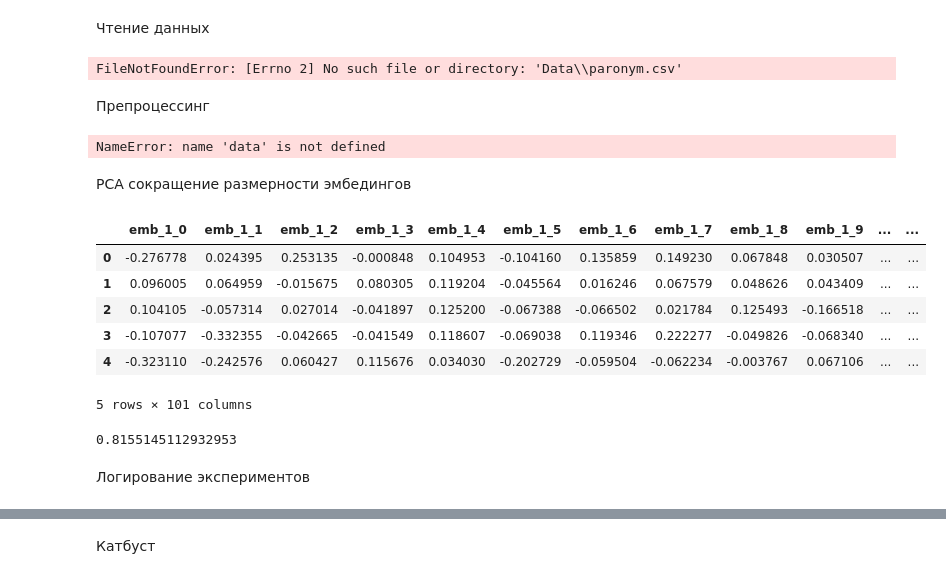
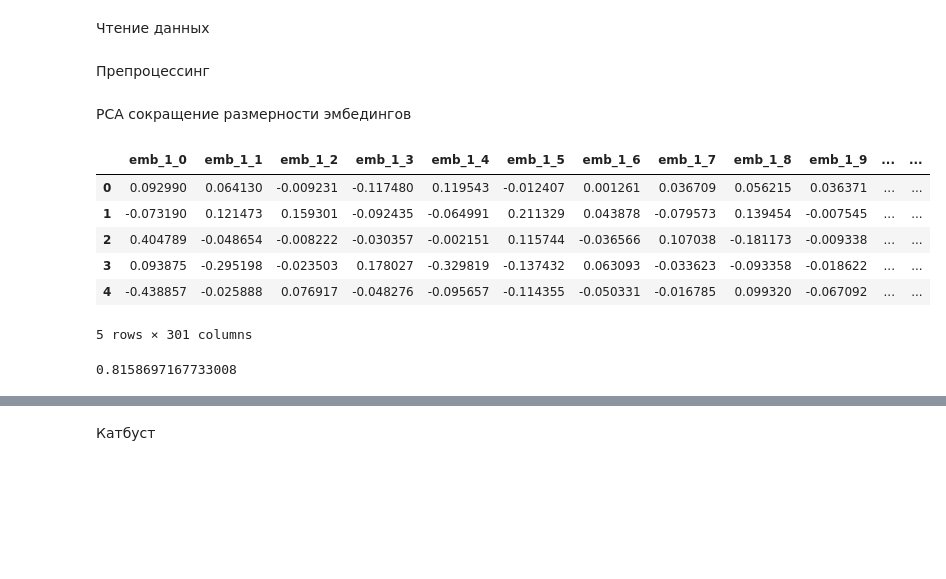
Before and after one commit to PaLashilo/paronyms2, a Jupyter notebook: model.ipynb, the cells around one changed output, grey strips where cells are left out. Saved outputs shown, nothing was run; the diff lists cells and outputs as text; code cells hidden in the pictures; blank space fills up the shorter version.

Commit message:
add config file

```diff
--- a/model.ipynb
+++ b/model.ipynb
@@ -30,10 +33,17 @@ import warnings
 warnings.filterwarnings("ignore")
 # %% [markdown]
 Чтение данных
+# %%
+# конфигурация
+with open('config.json', 'r') as file:
+    config = json.load(file)
+
+catboost_params = config['catboost']
+nn = config['nn']
+path = config['data_path']
 # %%
-data = pd.read_csv("Data\paronym.csv", index_col=0)
+# датафрейм
+data = pd.read_csv(path, index_col=0)
-# %% [output]
-FileNotFoundError: [Errno 2] No such file or directory: 'Data\\paronym.csv'
 # %% [markdown]
 Препроцессинг
 # %%
@@ -97,8 +107,6 @@ for i in range(len(data)):
 
 data = data.drop(rows_to_drop, axis=0).reset_index(drop=True)
 data.head()
-# %% [output]
-NameError: name 'data' is not defined
 # %% [markdown]
 PCA сокращение размерности эмбедингов
 # %%
@@ -115,31 +123,29 @@ def reduce_dimension(pca, X):
 # %%
 X = data.drop(["word1", "word2", "label"], axis=1)
 y = data["label"]
 
-pca_n_components = 50
+pca_n_components = 150
 
 # fit PCA
 pca = fit_pca(pd.concat([X.loc[:, "emb_1_0":"emb_1_299"], X.loc[:, "emb_2_0":"emb_2_299"].rename(columns={f"emb_2_{i}":f"emb_1_{i}" for i in range(300)}) ], ignore_index=True), pca_n_components)
 
 # reduce dimensuon with PCA
 X.loc[:, "emb_1_0":f"emb_1_{pca_n_components-1}"] = reduce_dimension(pca, X.loc[:, "emb_1_0":"emb_1_299"])
-X.loc[:, f"emb_2_0":f"emb_2_{pca_n_components-1}"] = reduce_dimension(pca, X.loc[:, "emb_2_0":"emb_2_299"])
+X.loc[:, f"emb_2_0":f"emb_2_{pca_n_components-1}"] = reduce_dimension(pca, X.loc[:, "emb_2_0":"emb_2_299"].rename(columns={f"emb_2_{i}":f"emb_1_{i}" for i in range(300)}))
 
 # drop extra columns of embedding
 X = X.drop(list(X.columns[pca_n_components:300]) + list(X.columns[300+pca_n_components:-1]), axis=1)
 X.head()
 # %% [output]
 |  | emb_1_0 | emb_1_1 | emb_1_2 | emb_1_3 | emb_1_4 | emb_1_5 | emb_1_6 | emb_1_7 | emb_1_8 | emb_1_9 | ... | ... |
-| 0 | -0.276778 | 0.024395 | 0.253135 | -0.000848 | 0.104953 | -0.104160 | 0.135859 | 0.149230 | 0.067848 | 0.030507 | ... | ... |
-| 1 | 0.096005 | 0.064959 | -0.015675 | 0.080305 | 0.119204 | -0.045564 | 0.016246 | 0.067579 | 0.048626 | 0.043409 | ... | ... |
-| 2 | 0.104105 | -0.057314 | 0.027014 | -0.041897 | 0.125200 | -0.067388 | -0.066502 | 0.021784 | 0.125493 | -0.166518 | ... | ... |
-| 3 | -0.107077 | -0.332355 | -0.042665 | -0.041549 | 0.118607 | -0.069038 | 0.119346 | 0.222277 | -0.049826 | -0.068340 | ... | ... |
-| 4 | -0.323110 | -0.242576 | 0.060427 | 0.115676 | 0.034030 | -0.202729 | -0.059504 | -0.062234 | -0.003767 | 0.067106 | ... | ... |
+| 0 | 0.092990 | 0.064130 | -0.009231 | -0.117480 | 0.119543 | -0.012407 | 0.001261 | 0.036709 | 0.056215 | 0.036371 | ... | ... |
+| 1 | -0.073190 | 0.121473 | 0.159301 | -0.092435 | -0.064991 | 0.211329 | 0.043878 | -0.079573 | 0.139454 | -0.007545 | ... | ... |
+| 2 | 0.404789 | -0.048654 | -0.008222 | -0.030357 | -0.002151 | 0.115744 | -0.036566 | 0.107038 | -0.181173 | -0.009338 | ... | ... |
+| 3 | 0.093875 | -0.295198 | -0.023503 | 0.178027 | -0.329819 | -0.137432 | 0.063093 | -0.033623 | -0.093358 | -0.018622 | ... | ... |
+| 4 | -0.438857 | -0.025888 | 0.076917 | -0.048276 | -0.095657 | -0.114355 | -0.050331 | -0.016785 | 0.099320 | -0.067092 | ... | ... |
-5 rows × 101 columns
+5 rows × 301 columns
 # %%
 # PCA explained variance
 np.sum(pca.explained_variance_ratio_)
 # %% [output]
-0.8155145112932953
+0.8158697167733008
-# %% [markdown]
-Логирование экспериментов
```
Also changed, not shown: parts of 19 cells of this notebook, 3 other files.
